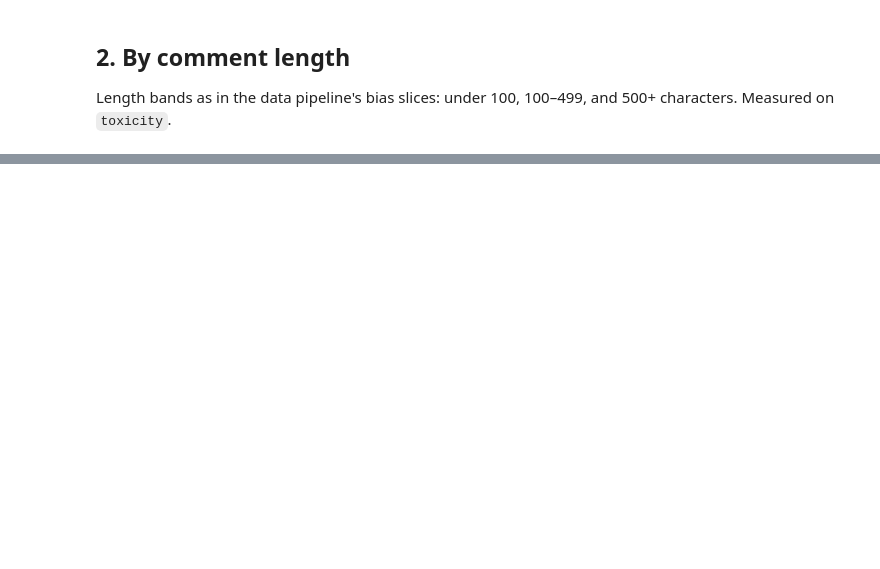
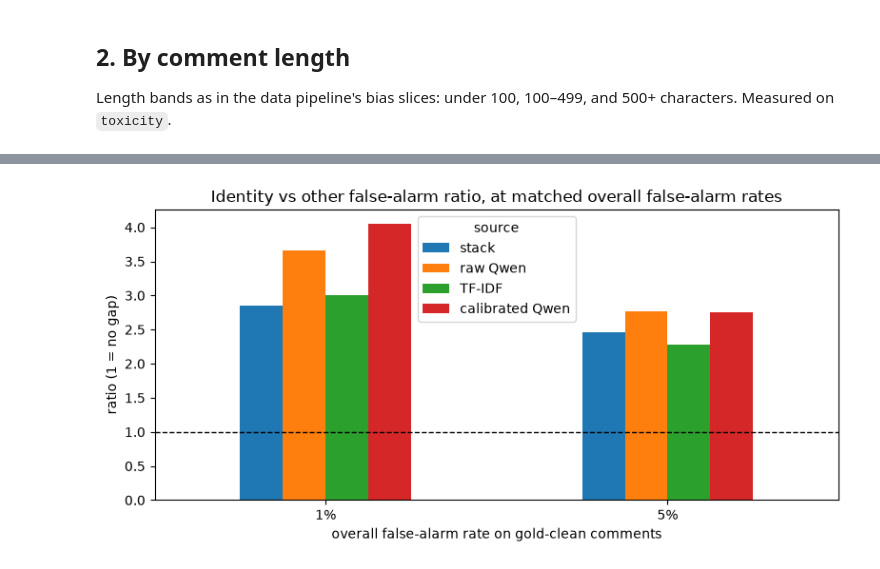
Before and after one commit to Nishaant-Soni/Distillate, a Jupyter notebook: Model-Pipeline/notebooks/eda_teacher_vs_gold.ipynb, the cells around one changed output, grey strips where cells are left out. Drawn from its saved outputs; the diff is of its cells as text; code cells hidden in the pictures; blank space fills up the shorter version.

Commit message:
EDA: identity bias at matched false-alarm rates with tie-breaking; ratios and AUC drop; 256 as the chosen max length; calibration wording; row sets named

```diff
--- a/Model-Pipeline/notebooks/eda_teacher_vs_gold.ipynb
+++ b/Model-Pipeline/notebooks/eda_teacher_vs_gold.ipynb
@@ -13,15 +13,33 @@ Breakdowns (v4 §5): by **label**, by **comment length**, and by **identity ment
 
 Data: `load_data(tables=("train", "val"))` from `src/data/load_data.py`.
 # %%
+import os
 import sys
+import warnings
 from pathlib import Path
+
+os.environ["HF_HUB_DISABLE_SYMLINKS_WARNING"] = "1"
+warnings.filterwarnings("ignore", message="IProgress not found")
 
 import matplotlib.pyplot as plt
 import numpy as np
 import pandas as pd
 from sklearn.metrics import average_precision_score, roc_auc_score
+from transformers.utils import logging as hf_logging
 
-ROOT = Path.cwd().parent if Path.cwd().name == "notebooks" else Path.cwd()
+hf_logging.set_verbosity_error()
+
+_here = Path(globals().get("__vsc_ipynb_file__", Path.cwd())).resolve()
+ROOT = next(
+    (p for p in [_here, *_here.parents, Path.cwd(), Path.cwd() / "Model-Pipeline"]
+     if (p / "src" / "data" / "load_data.py").exists()),
+    None,
+)
+if ROOT is None:
+    raise FileNotFoundError(
+        f"Model-Pipeline not found from {_here}: open this notebook from "
+        "Model-Pipeline/notebooks/, on a branch that has src/data/load_data.py"
+    )
 sys.path.insert(0, str(ROOT))
 
 from src.data.load_data import load_data
@@ -221,0 +213,66 @@ Name: false alarm, dtype: float64
+# %%
+identity = df["has_identity_term"].astype(bool).to_numpy()
+identity_slices = {"mentions identity": identity, "no identity term": ~identity}
+identity_table = by_slice(df, identity_slices)
+display(identity_table)
+
+# 1 and 2: AUC drop, and the false-alarm gap and ratio at 0.5
+fa = identity_table["false alarm"].unstack("source")[list(SOURCES)]
+auc = identity_table["AUC"].unstack("source")[list(SOURCES)]
+at_half = pd.DataFrame({
+    "AUC drop": auc.loc["no identity term"] - auc.loc["mentions identity"],
+    "FA identity @0.5": fa.loc["mentions identity"],
+    "FA other @0.5": fa.loc["no identity term"],
+})
+at_half["gap (pts)"] = (at_half["FA identity @0.5"] - at_half["FA other @0.5"]) * 100
+at_half["ratio"] = at_half["FA identity @0.5"] / at_half["FA other @0.5"]
+print("AUC drop on identity comments, and false alarms at 0.5 (toxicity):")
+display(at_half)
+
+
+# 3: false alarms at thresholds matched to the same overall false-alarm rate
+def matched_false_alarms(frame, mask, col, overall_rate, label="toxicity", seed=42):
+    """Flag exactly `overall_rate` of the gold-clean comments, highest scores first.
+
+    Ties are broken at random (seeded): tied scores carry no ranking information, and raw
+    Qwen saturates, with more than 1% of clean comments at the same top score.
+    """
+    y = frame[label].to_numpy()
+    s = frame[col.format(label)].to_numpy()
+    clean = y == 0
+    scores, in_slice = s[clean], mask[clean]
+    k = int(round(overall_rate * len(scores)))
+    tiebreak = np.random.default_rng(seed).random(len(scores))
+    order = np.lexsort((tiebreak, -scores))
+    flagged = np.zeros(len(scores), dtype=bool)
+    flagged[order[:k]] = True
+    threshold = float(scores[order[k - 1]])
+    return {
+        "threshold": threshold,
+        "clean tied at threshold": float((scores == threshold).mean()),
+        "overall FA": float(flagged.mean()),
+        "FA identity": float(flagged[in_slice].mean()),
+        "FA other": float(flagged[~in_slice].mean()),
+    }
+
+
+rows = []
+for rate in (0.01, 0.05):
+    for name, col in SOURCES.items():
+        rows.append({"target FA": f"{rate:.0%}", "source": name,
+                     **matched_false_alarms(df, identity, col, rate)})
+matched = pd.DataFrame(rows).set_index(["target FA", "source"])
+matched["gap (pts)"] = (matched["FA identity"] - matched["FA other"]) * 100
+matched["ratio"] = matched["FA identity"] / matched["FA other"]
+print("False alarms at matched thresholds (toxicity):")
+display(matched)
+
+ax = matched["ratio"].unstack("source")[list(SOURCES)].plot(kind="bar", figsize=(8, 4), rot=0)
+ax.axhline(1, color="black", linewidth=1, linestyle="--")
+ax.set_title("Identity vs other false-alarm ratio, at matched overall false-alarm rates")
+ax.set_ylabel("ratio (1 = no gap)")
+ax.set_xlabel("overall false-alarm rate on gold-clean comments")
+plt.tight_layout()
+plt.savefig(FIG_DIR / "identity_matched_false_alarm.png", dpi=150)
+plt.show()
+# %% [output]
@@ -221,0 +307 @@ Name: false alarm, dtype: float64
+[figure, added]
```
Also changed, not shown: parts of 16 cells of this notebook, 2 other files.
